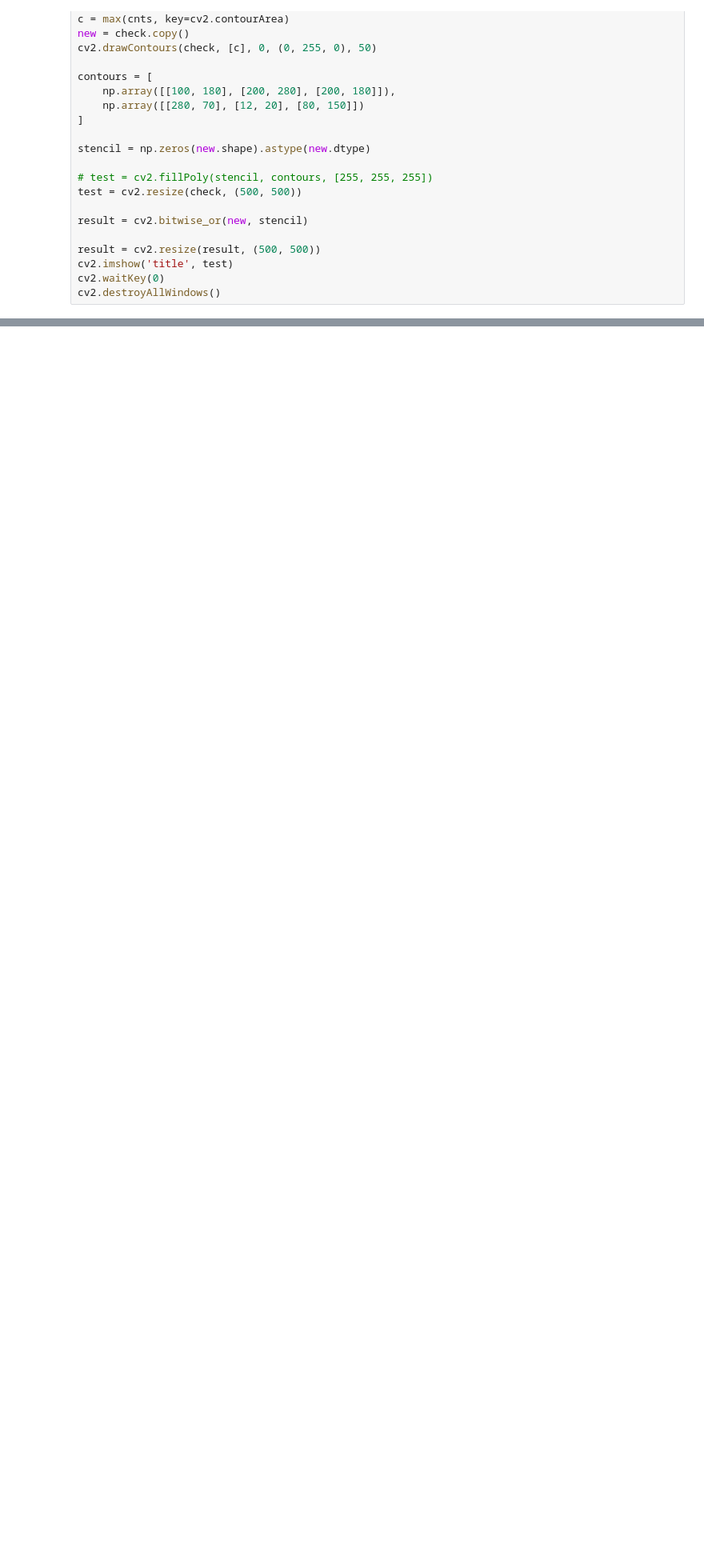
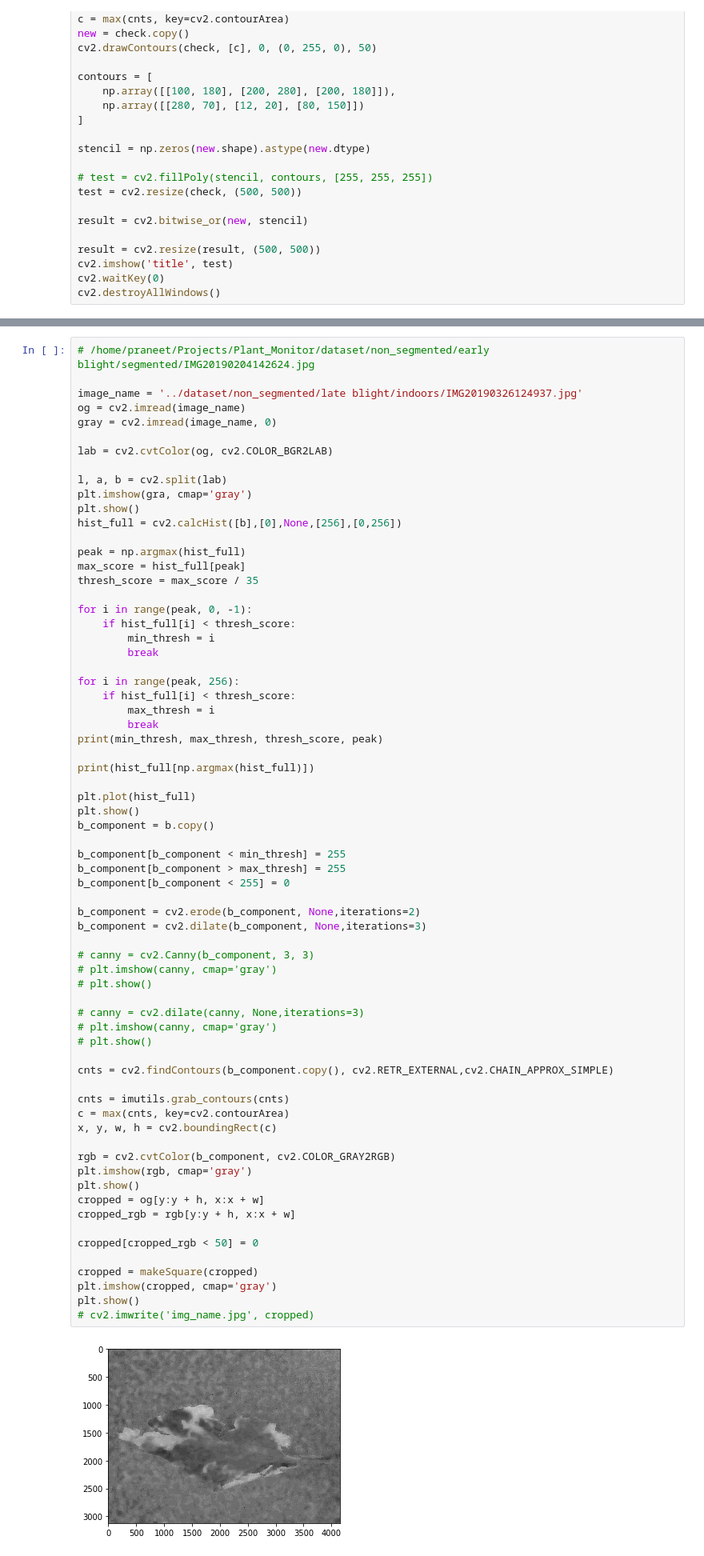
Before and after one commit to Praneet9/Plant_Monitor, a Jupyter notebook: Segmentation/Image Seg.ipynb, the cells around one changed output, grey strips where cells are left out. Shown at 80% size. Cells and saved outputs as stored; diff of their text form; blank space fills up the shorter version.

```diff
--- a/Segmentation/Image Seg.ipynb
+++ b/Segmentation/Image Seg.ipynb
@@ -63,0 +220,70 @@ cv2.destroyAllWindows()
+# %%
+# /home/praneet/Projects/Plant_Monitor/dataset/non_segmented/early blight/segmented/IMG20190204142624.jpg
+
+image_name = '../dataset/non_segmented/late blight/indoors/IMG20190326124937.jpg'
+og = cv2.imread(image_name)
+gray = cv2.imread(image_name, 0)
+
+lab = cv2.cvtColor(og, cv2.COLOR_BGR2LAB)
+
+l, a, b = cv2.split(lab)
+plt.imshow(gra, cmap='gray')
+plt.show()
+hist_full = cv2.calcHist([b],[0],None,[256],[0,256])
+
+peak = np.argmax(hist_full)
+max_score = hist_full[peak]
+thresh_score = max_score / 35
+
+for i in range(peak, 0, -1):
+    if hist_full[i] < thresh_score:
+        min_thresh = i
+        break
+
+for i in range(peak, 256):
+    if hist_full[i] < thresh_score:
+        max_thresh = i
+        break
+print(min_thresh, max_thresh, thresh_score, peak)
+
+print(hist_full[np.argmax(hist_full)])
+
+plt.plot(hist_full)
+plt.show()
+b_component = b.copy()
+
+b_component[b_component < min_thresh] = 255
+b_component[b_component > max_thresh] = 255
+b_component[b_component < 255] = 0
+
+b_component = cv2.erode(b_component, None,iterations=2)
+b_component = cv2.dilate(b_component, None,iterations=3)
+
+# canny = cv2.Canny(b_component, 3, 3)
+# plt.imshow(canny, cmap='gray')
+# plt.show()
+
+# canny = cv2.dilate(canny, None,iterations=3)
+# plt.imshow(canny, cmap='gray')
+# plt.show()
+
+cnts = cv2.findContours(b_component.copy(), cv2.RETR_EXTERNAL,cv2.CHAIN_APPROX_SIMPLE)
+
+cnts = imutils.grab_contours(cnts)
+c = max(cnts, key=cv2.contourArea)
+x, y, w, h = cv2.boundingRect(c)
+
+rgb = cv2.cvtColor(b_component, cv2.COLOR_GRAY2RGB)
+plt.imshow(rgb, cmap='gray')
+plt.show()
+cropped = og[y:y + h, x:x + w]
+cropped_rgb = rgb[y:y + h, x:x + w]
+
+cropped[cropped_rgb < 50] = 0
+
+cropped = makeSquare(cropped)
+plt.imshow(cropped, cmap='gray')
+plt.show()
+# cv2.imwrite('img_name.jpg', cropped)
+# %% [output]
+[figure, added]
```
Also changed, not shown: parts of 6 cells of this notebook.
